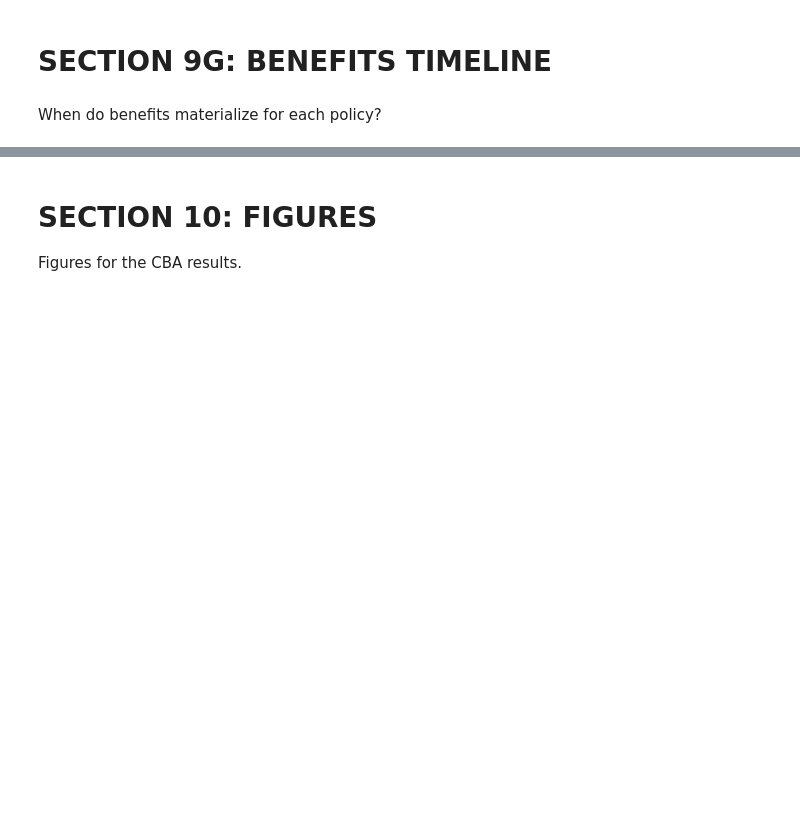
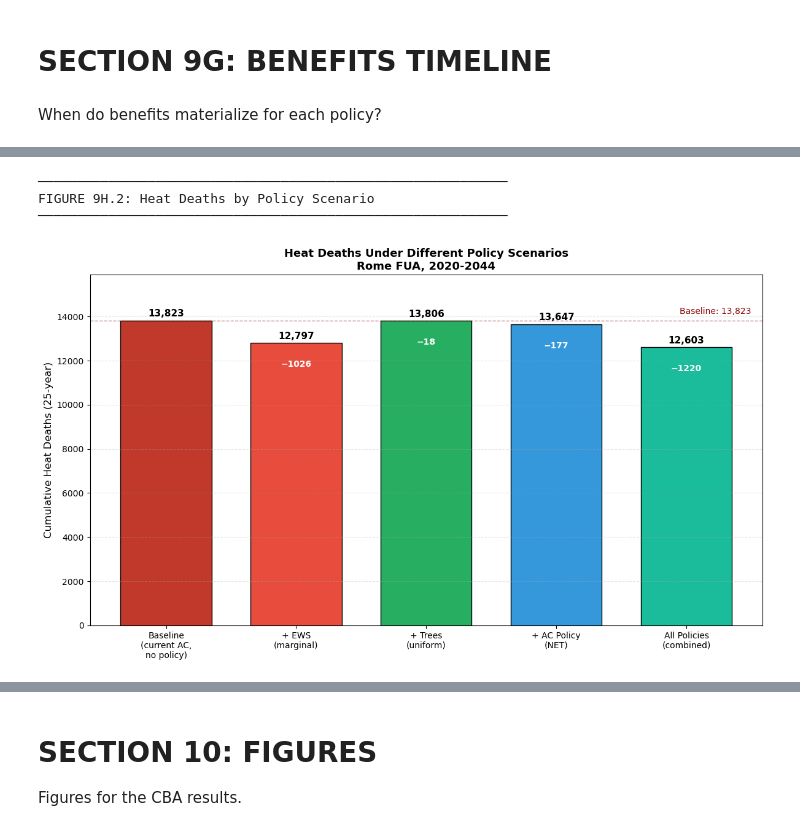
Before and after one commit to URBADAPT/URBADAPT-HEAT, a Jupyter notebook: urban-heat/notebooks/city_agnostic/January2026/08_CBA_0126.ipynb, the cells around one changed output, grey strips where cells are left out. Drawn from its saved outputs; the diff is of its cells as text; code cells hidden in the pictures; blank space fills up the shorter version.

```diff
--- a/urban-heat/notebooks/city_agnostic/January2026/08_CBA_0126.ipynb
+++ b/urban-heat/notebooks/city_agnostic/January2026/08_CBA_0126.ipynb
@@ -2252,0 +2824,80 @@ ADDITIONAL ANALYSES COMPLETE
+# %%
+print("\n" + "─"*60)
+print("FIGURE 9H.2: Heat Deaths by Policy Scenario")
+print("─"*60)
+
+fig, ax = plt.subplots(figsize=(12, 7))
+
+# Define scenarios
+scenarios = [
+    "Baseline\n(current AC,\nno policy)",
+    "+ EWS\n(marginal)",
+    "+ Trees\n(uniform)",
+    "+ AC Policy\n(NET)",
+    "All Policies\n(combined)"
+]
+
+# Calculate deaths under each scenario
+# Note: These are sequential additions, not independent
+deaths_baseline = BASELINE_DEATHS_CUM
+deaths_with_ews = deaths_baseline - CUM_ews
+deaths_with_trees = deaths_baseline - CUM_trees
+deaths_with_ac = deaths_baseline - CUM_ac_net
+
+# Combined (assuming independence - upper bound estimate)
+# More conservative: take max of individual effects
+combined_avoided = CUM_ews + CUM_trees + CUM_ac_net  # Simple sum (upper bound)
+deaths_combined = deaths_baseline - combined_avoided
+
+deaths_values = [
+    deaths_baseline,
+    deaths_with_ews,
+    deaths_with_trees,
+    deaths_with_ac,
+    max(0, deaths_combined)  # Don't go negative
+]
+
+# Colors: darker = more deaths
+colors = ['#c0392b', '#e74c3c', '#27ae60', '#3498db', '#1abc9c']
+
+x = np.arange(len(scenarios))
+bars = ax.bar(x, deaths_values, color=colors, edgecolor='black', width=0.7)
+
+# Add value labels on bars
+for bar, val in zip(bars, deaths_values):
+    height = bar.get_height()
+    ax.text(bar.get_x() + bar.get_width()/2, height + 100, f'{val:,.0f}',
+            ha='center', va='bottom', fontsize=11, fontweight='bold')
+
+# Add avoided deaths annotations
+avoided = [0, CUM_ews, CUM_trees, CUM_ac_net, combined_avoided]
+for i, (bar, avo) in enumerate(zip(bars, avoided)):
+    if avo > 0:
+        ax.annotate(f'−{avo:.0f}',
+                    xy=(bar.get_x() + bar.get_width()/2, bar.get_height()),
+                    xytext=(0, -20), textcoords='offset points',
+                    ha='center', va='top', fontsize=10, color='white', fontweight='bold')
+
+ax.set_xticks(x)
+ax.set_xticklabels(scenarios, fontsize=10)
+ax.set_ylabel("Cumulative Heat Deaths (25-year)", fontsize=12)
+ax.set_title(f"Heat Deaths Under Different Policy Scenarios\n{CITY.title()} FUA, 2020-2044",
+             fontsize=13, fontweight='bold')
+
+# Add horizontal line for baseline reference
+ax.axhline(deaths_baseline, color='darkred', linestyle='--', linewidth=1, alpha=0.5)
+ax.text(len(scenarios)-0.5, deaths_baseline + 200, f'Baseline: {deaths_baseline:,.0f}',
+        ha='right', va='bottom', fontsize=10, color='darkred')
+
+ax.set_ylim(0, deaths_baseline * 1.15)
+ax.yaxis.grid(True, linestyle='--', alpha=0.3)
+
+plt.tight_layout()
+plt.savefig(FIG_DIR / f"{SLUG}_deaths_by_scenario.png", dpi=150, bbox_inches='tight')
+plt.show()
+print(f"✓ Saved: {SLUG}_deaths_by_scenario.png")
+# %% [output]
+────────────────────────────────────────────────────────────
+FIGURE 9H.2: Heat Deaths by Policy Scenario
+────────────────────────────────────────────────────────────
+[figure, added]
```
Also changed, not shown: parts of 40 cells of this notebook, 6 other files.
